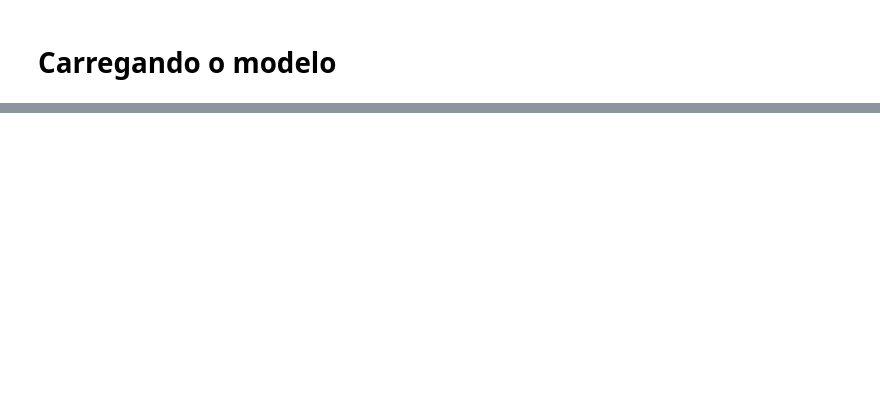
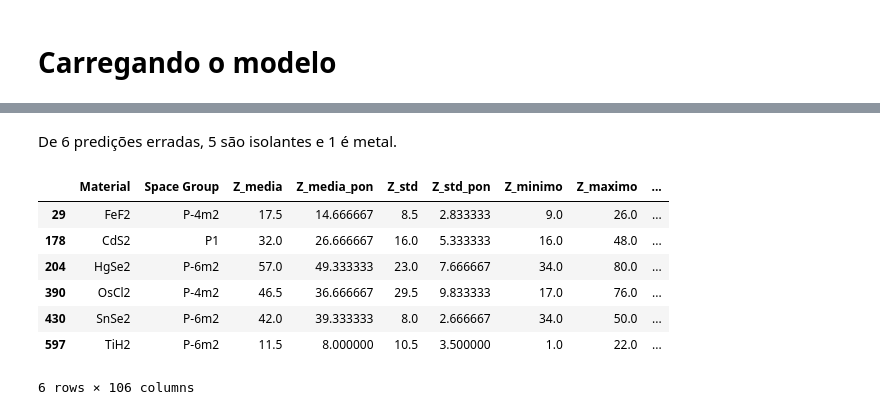
Before and after one commit to Alexandre-Esposte/Machine-learning-aplicado-f-sica, a Jupyter notebook: lista3-project1/lista3-project1.ipynb, the cells around one changed output, grey strips where cells are left out. Drawn from its saved outputs; the diff is of its cells as text; code cells hidden in the pictures; blank space fills up the shorter version.

```diff
--- a/lista3-project1/lista3-project1.ipynb
+++ b/lista3-project1/lista3-project1.ipynb
@@ -865,0 +847,6 @@ Pipeline(steps=[('preprocessor',
+# %%
+model = joblib.load('model.pkl')
+# %%
+df_materials['predito'] = model.predict(X)
+
+df_materials[['Material','target','predito']]
@@ -865,0 +867,13 @@ Pipeline(steps=[('preprocessor',
+# %% [markdown]
+De 6 predições erradas, 5 são isolantes e 1 é metal.
+# %%
+df_materials.query('target != predito')
+# %% [output]
+|  | Material | Space Group | Z_media | Z_media_pon | Z_std | Z_std_pon | Z_minimo | Z_maximo | ... |
+| 29 | FeF2 | P-4m2 | 17.5 | 14.666667 | 8.5 | 2.833333 | 9.0 | 26.0 | ... |
+| 178 | CdS2 | P1 | 32.0 | 26.666667 | 16.0 | 5.333333 | 16.0 | 48.0 | ... |
+| 204 | HgSe2 | P-6m2 | 57.0 | 49.333333 | 23.0 | 7.666667 | 34.0 | 80.0 | ... |
+| 390 | OsCl2 | P-4m2 | 46.5 | 36.666667 | 29.5 | 9.833333 | 17.0 | 76.0 | ... |
+| 430 | SnSe2 | P-6m2 | 42.0 | 39.333333 | 8.0 | 2.666667 | 34.0 | 50.0 | ... |
+| 597 | TiH2 | P-6m2 | 11.5 | 8.000000 | 10.5 | 3.500000 | 1.0 | 22.0 | ... |
+6 rows × 106 columns
```
Also changed, not shown: parts of 16 cells of this notebook, 5 other files.
